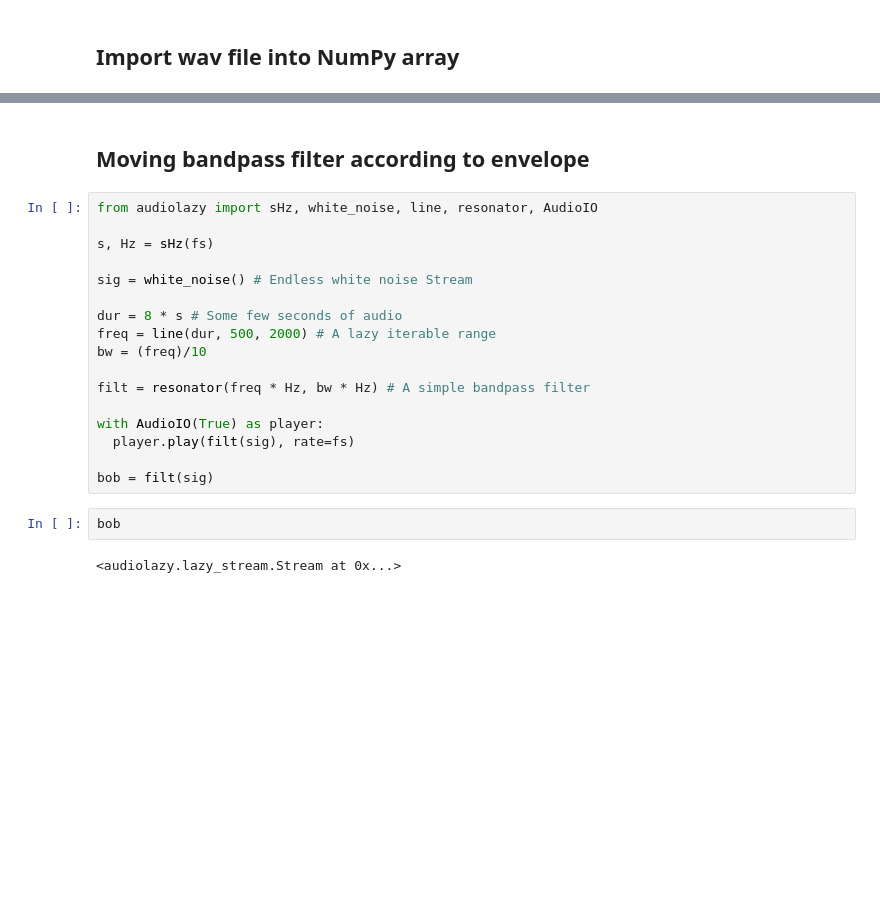
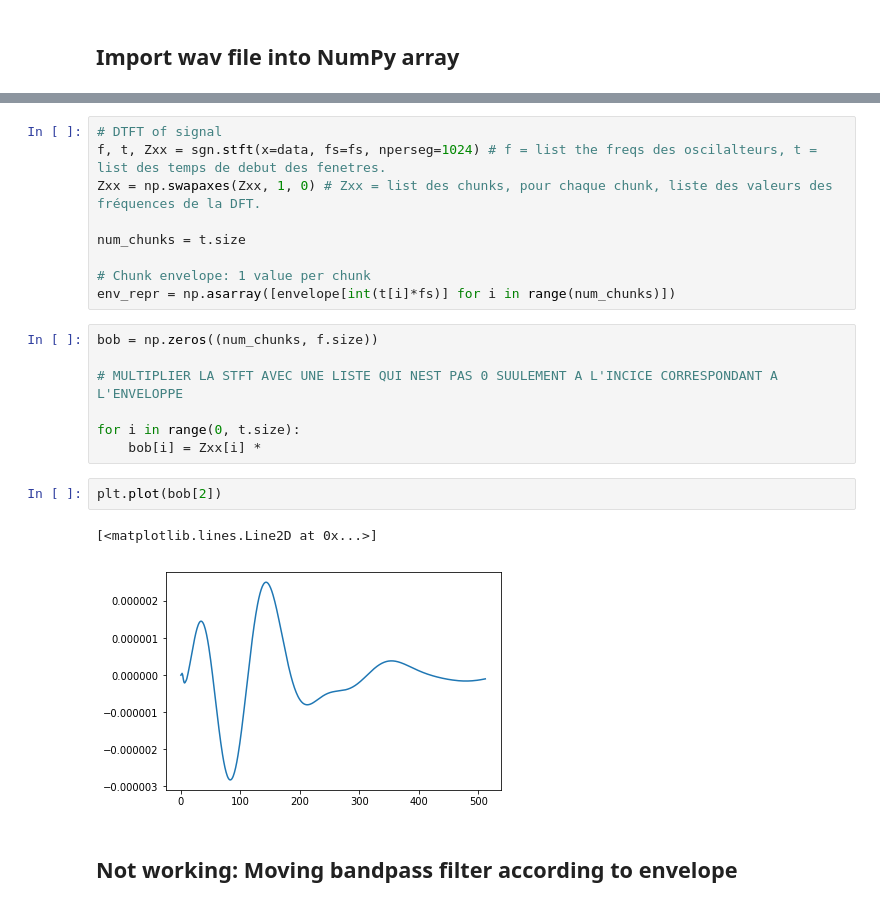
Before and after one commit to lucieperrotta/ASP, a Jupyter notebook: Auto Wah.ipynb, the cells around one changed output, grey strips where cells are left out. Saved outputs shown, nothing was run; the diff lists cells and outputs as text; blank space fills up the shorter version.

```diff
--- a/Auto Wah.ipynb
+++ b/Auto Wah.ipynb
@@ -62,23 +91,23 @@ plt.show
+# %%
+# DTFT of signal
+f, t, Zxx = sgn.stft(x=data, fs=fs, nperseg=1024) # f = list the freqs des oscilalteurs, t = list des temps de debut des fenetres.
+Zxx = np.swapaxes(Zxx, 1, 0) # Zxx = list des chunks, pour chaque chunk, liste des valeurs des fréquences de la DFT.
+
+num_chunks = t.size
+
+# Chunk envelope: 1 value per chunk
+env_repr = np.asarray([envelope[int(t[i]*fs)] for i in range(num_chunks)])
+# %%
+bob = np.zeros((num_chunks, f.size))
+
+# MULTIPLIER LA STFT AVEC UNE LISTE QUI NEST PAS 0 SUULEMENT A L'INCICE CORRESPONDANT A L'ENVELOPPE
+
+for i in range(0, t.size):
+    bob[i] = Zxx[i] *
+# %%
+plt.plot(bob[2])
+# %% [output]
+[<matplotlib.lines.Line2D at 0x...>]
+[figure, added]
 # %% [markdown]
-## Moving bandpass filter according to envelope
+## Not working: Moving bandpass filter according to envelope
-# %%
-from audiolazy import sHz, white_noise, line, resonator, AudioIO
-
-s, Hz = sHz(fs)
-
-sig = white_noise() # Endless white noise Stream
-
-dur = 8 * s # Some few seconds of audio
-freq = line(dur, 500, 2000) # A lazy iterable range
-bw = (freq)/10
-
-filt = resonator(freq * Hz, bw * Hz) # A simple bandpass filter
-
-with AudioIO(True) as player:
-  player.play(filt(sig), rate=fs)
-
-bob = filt(sig)
-# %%
-bob
-# %% [output]
-<audiolazy.lazy_stream.Stream at 0x...>
```
Also changed, not shown: parts of 12 cells of this notebook, 1 other file.
